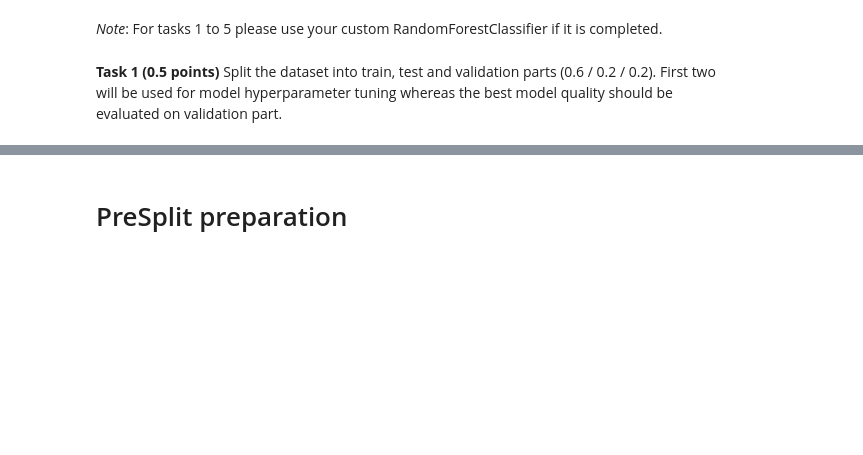
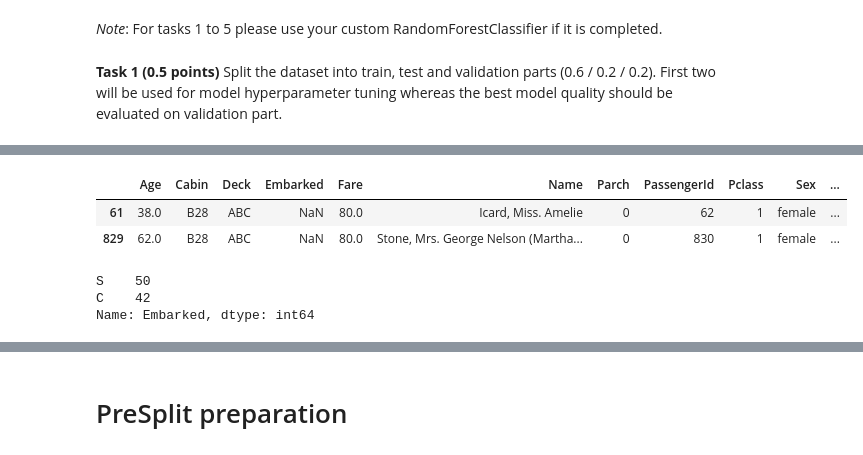
Before and after one commit to Sergo448/rolling-scopes-school-AI-MachineLearning, a Jupyter notebook: rf_classifier.ipynb, the cells around one changed output, grey strips where cells are left out. Cells and saved outputs as stored; diff of their text form; code cells hidden in the pictures; blank space fills up the shorter version.

```diff
--- a/rf_classifier.ipynb
+++ b/rf_classifier.ipynb
@@ -728,8 +597,0 @@ train_df.head()
-# %%
-print("Before", train_df.shape, test_df.shape, combine[0].shape, combine[1].shape)
-
-train_df = train_df.drop(['Ticket', 'Cabin'], axis=1)
-test_df = test_df.drop(['Ticket', 'Cabin'], axis=1)
-combine = [train_df, test_df]
-
-"After", train_df.shape, test_df.shape, combine[0].shape, combine[1].shape
@@ -746,0 +614,3 @@ df
+# %%
+train_df['Age'] = train_df.groupby(['Pclass', 'Sex'])['Age'].apply(lambda x: x.fillna(x.median()))
+test_df['Age'] = test_df.groupby(['Pclass', 'Sex'])['Age'].apply(lambda x: x.fillna(x.median()))
@@ -746,0 +644,9 @@ df
+# %%
+def concat_df(train_df, test_df):
+    return pd.concat([train_df, test_df], sort=True).reset_index(drop=True)
+
+def divide_df(all_data):
+    return all_data.loc[:890], all_data.loc[891:].drop(['Survived'], axis=1)
+# %%
+df_all = concat_df(train_df, test_df)
+dfs = [train_df, test_df]
@@ -746,0 +670,13 @@ df
+# %%
+df_all.loc[df_all['Embarked'].isnull()]
+# %% [output]
+|  | Age | Cabin | Deck | Embarked | Fare | Name | Parch | PassengerId | Pclass | Sex | ... |
+| 61 | 38.0 | B28 | ABC | NaN | 80.0 | Icard, Miss. Amelie | 0 | 62 | 1 | female | ... |
+| 829 | 62.0 | B28 | ABC | NaN | 80.0 | Stone, Mrs. George Nelson (Martha... | 0 | 830 | 1 | female | ... |
+# %%
+df_all.loc[(df_all['Pclass'] == 1) & (df_all['Fare'] <= 80) &
+          (df_all['Deck'] == 'ABC')]['Embarked'].value_counts()
+# %% [output]
+S    50
+C    42
+Name: Embarked, dtype: int64
```
Also changed, not shown: parts of 36 cells of this notebook.
